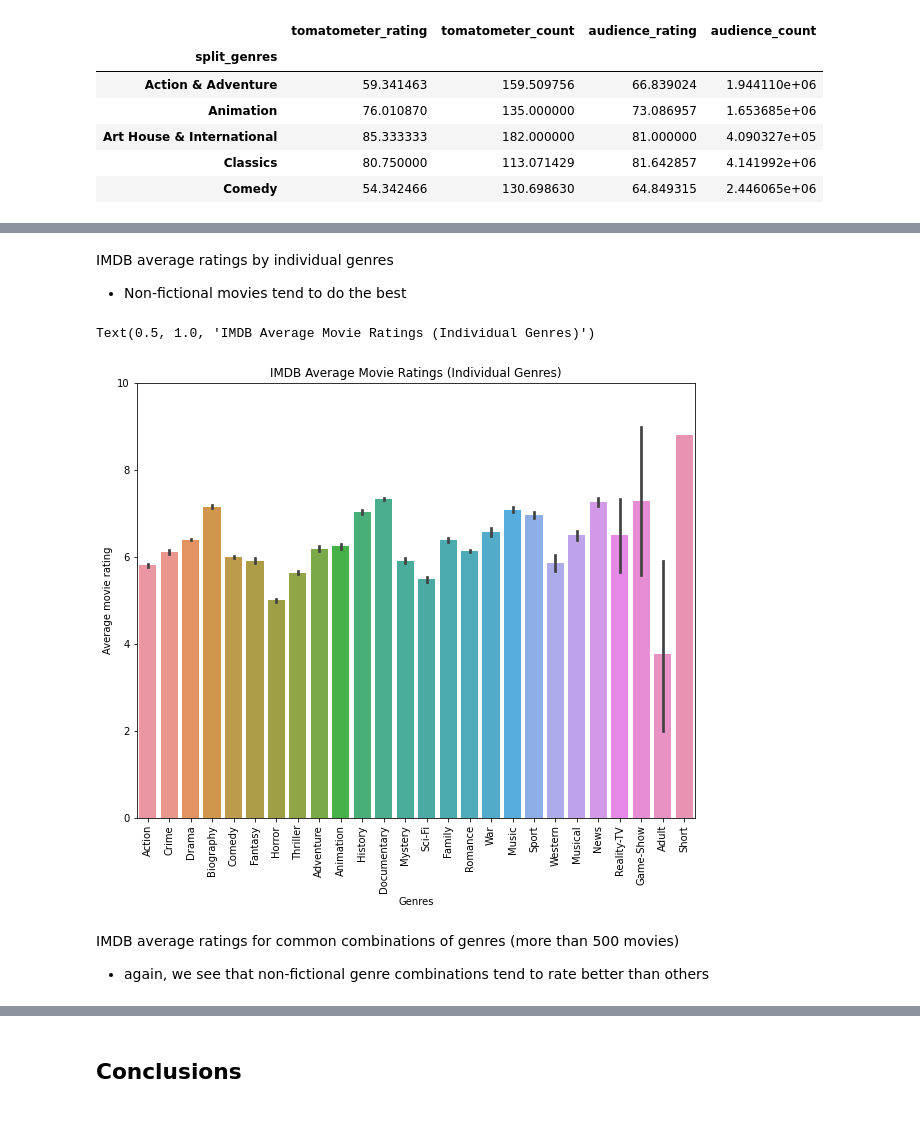
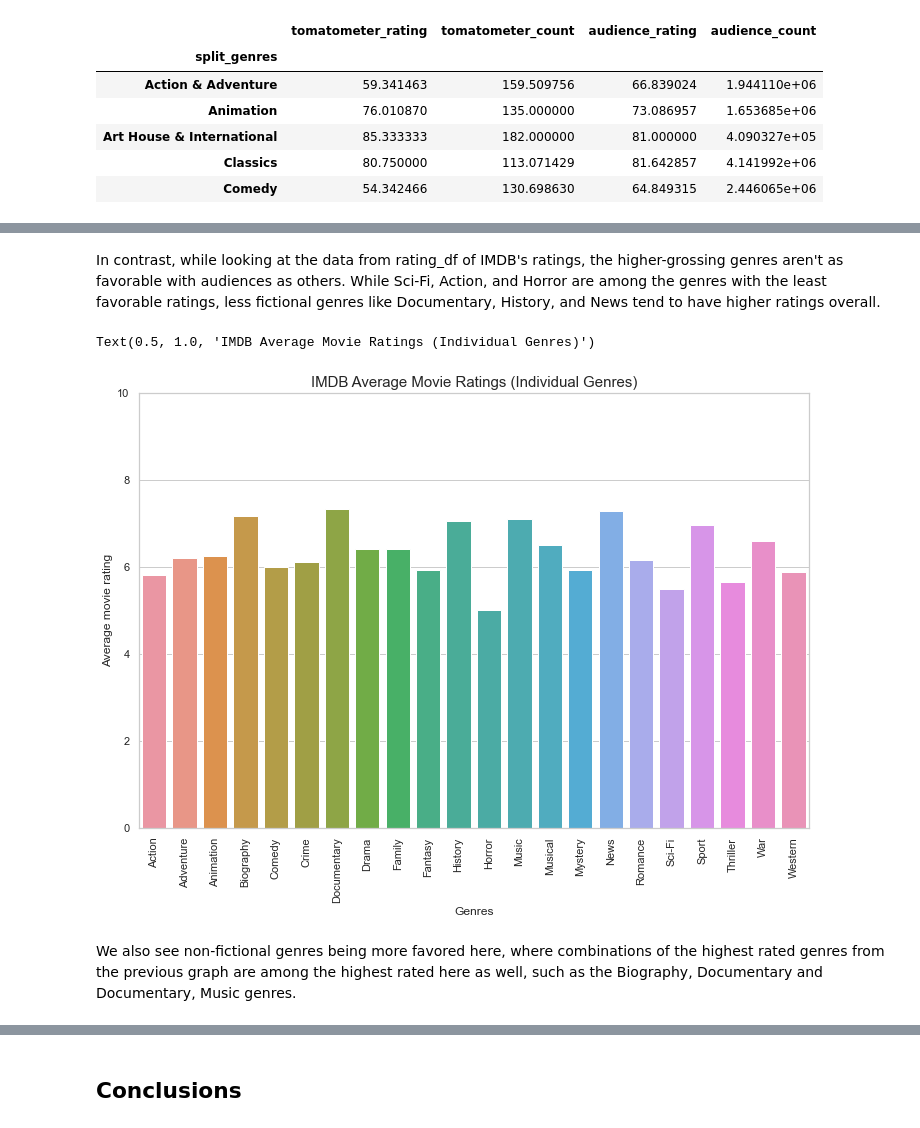
Before and after one commit to nancyho83/Microsoft_Movie_Analysis, a Jupyter notebook: notebook.ipynb, the cells around one changed output, grey strips where cells are left out. Saved outputs shown, nothing was run; the diff lists cells and outputs as text; code cells hidden in the pictures.

Commit message:
Reflecting changes in previous repository: added markdown comments and analysis

```diff
--- a/notebook.ipynb
+++ b/notebook.ipynb
@@ -339,14 +383,15 @@ Total gross for movies based on genre (domestic gross is denoted)
 # %%
 f, ax = plt.subplots(figsize=(12,8))
+sns.set_theme(style="whitegrid")
 sns.set_color_codes('pastel')
-sns.barplot(x='split_genres', y='total_gross', data=gross_df, label='Total gross', color='b', ci=None)
+sns.barplot(x='split_genres', y='total_gross', data=split_gross_df, label='Total gross', color='b', ci=None, order=alphabetical_genres)
 
 sns.set_color_codes('muted')
-sns.barplot(x='split_genres', y='domestic_gross', data=gross_df, label='Domestic gross', color='b', ci=None)
+sns.barplot(x='split_genres', y='domestic_gross', data=split_gross_df, label='Domestic gross', color='b', ci=None, order=alphabetical_genres)
 ax.set_xticklabels(ax.get_xticklabels(), rotation=90)
 ax.legend(bbox_to_anchor=(1.19, 1), loc="upper right", frameon=True)
 ax.set_xlabel('Genres')
 ax.set_ylabel('Average gross profit (in millions)')
-ax.set_title('Average Gross Profit Based On Genre')
+ax.set_title('Average Gross Profit Based On Genre', fontsize=15)
 # %% [output]
 Text(0.5, 1.0, 'Average Gross Profit Based On Genre')
@@ -354,20 +399,17 @@ Text(0.5, 1.0, 'Average Gross Profit Based On Genre')
-# %% [markdown]
-IMDB average ratings by individual genres
-
-- Non-fictional movies tend to do the best
+# %% [markdown]
+In contrast, while looking at the data from rating_df of IMDB's ratings, the higher-grossing genres aren't as favorable with audiences as others. While Sci-Fi, Action, and Horror are among the genres with the least favorable ratings, less fictional genres like Documentary, History, and News tend to have higher ratings overall.
 # %%
-f, ax = plt.subplots(figsize=(10,8))
-ax = sns.barplot(x='split_genres', y='averagerating', data=ratings_df)
+f, ax = plt.subplots(figsize=(12,8))
+sns.set_theme(style="whitegrid")
+sns.barplot(x='split_genres', y='averagerating', data=split_ratings_df, ci=None, order=alphabetical_genres, ax=ax)
 ax.set_xticklabels(ax.get_xticklabels(), rotation=90)
 ax.set_ylim(0,10)
 ax.set_xlabel('Genres')
 ax.set_ylabel('Average movie rating')
-ax.set_title('IMDB Average Movie Ratings (Individual Genres)')
+ax.set_title('IMDB Average Movie Ratings (Individual Genres)', fontsize=15)
 # %% [output]
 Text(0.5, 1.0, 'IMDB Average Movie Ratings (Individual Genres)')
-[figure, old version]
+[figure, new version]
-# %% [markdown]
-IMDB average ratings for common combinations of genres (more than 500 movies)
-
-- again, we see that non-fictional genre combinations tend to rate better than others
+# %% [markdown]
+We also see non-fictional genres being more favored here, where combinations of the highest rated genres from the previous graph are among the highest rated here as well, such as the Biography, Documentary and Documentary, Music genres.
 # %%
```
Also changed, not shown: parts of 43 cells of this notebook.
